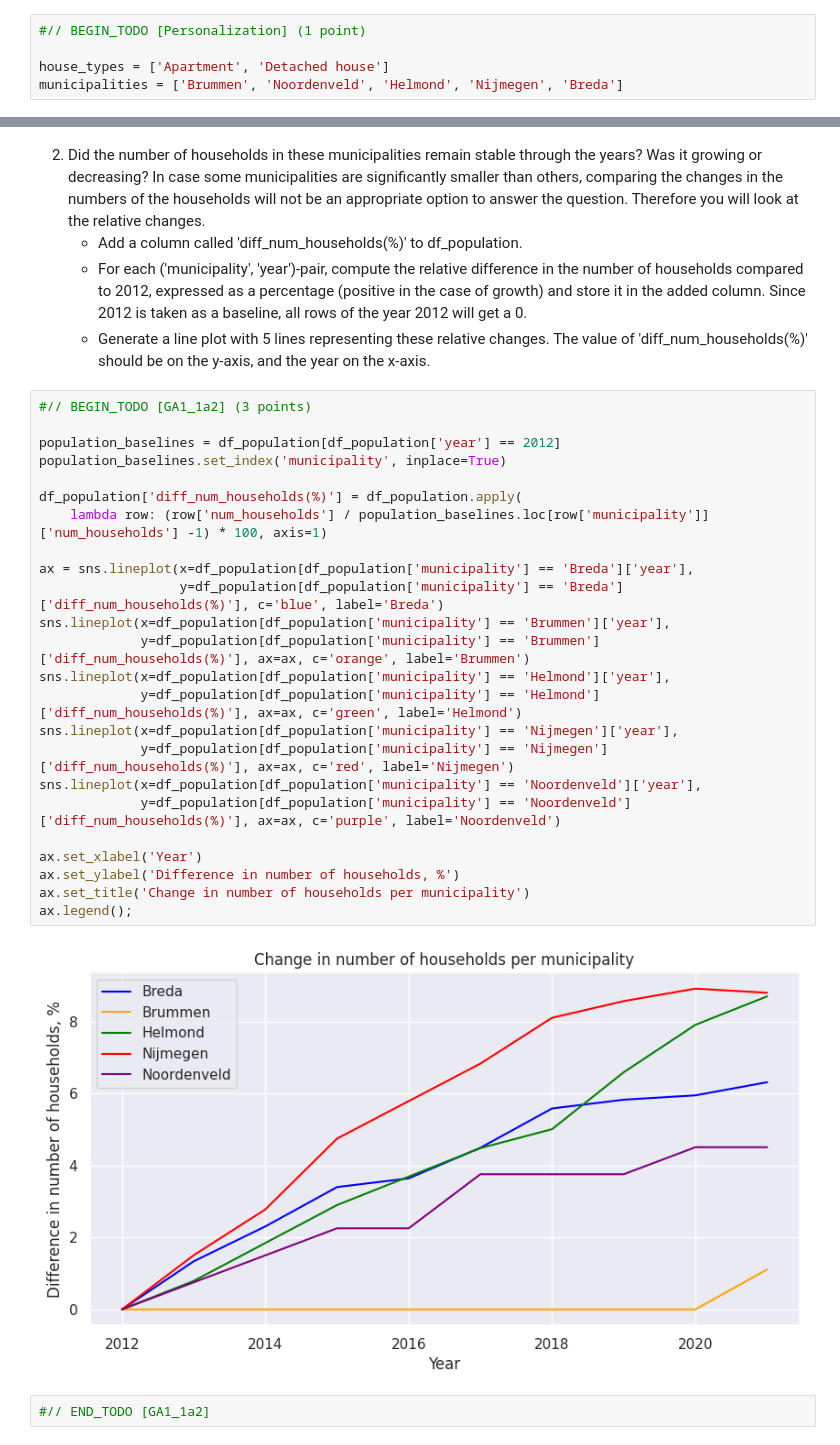
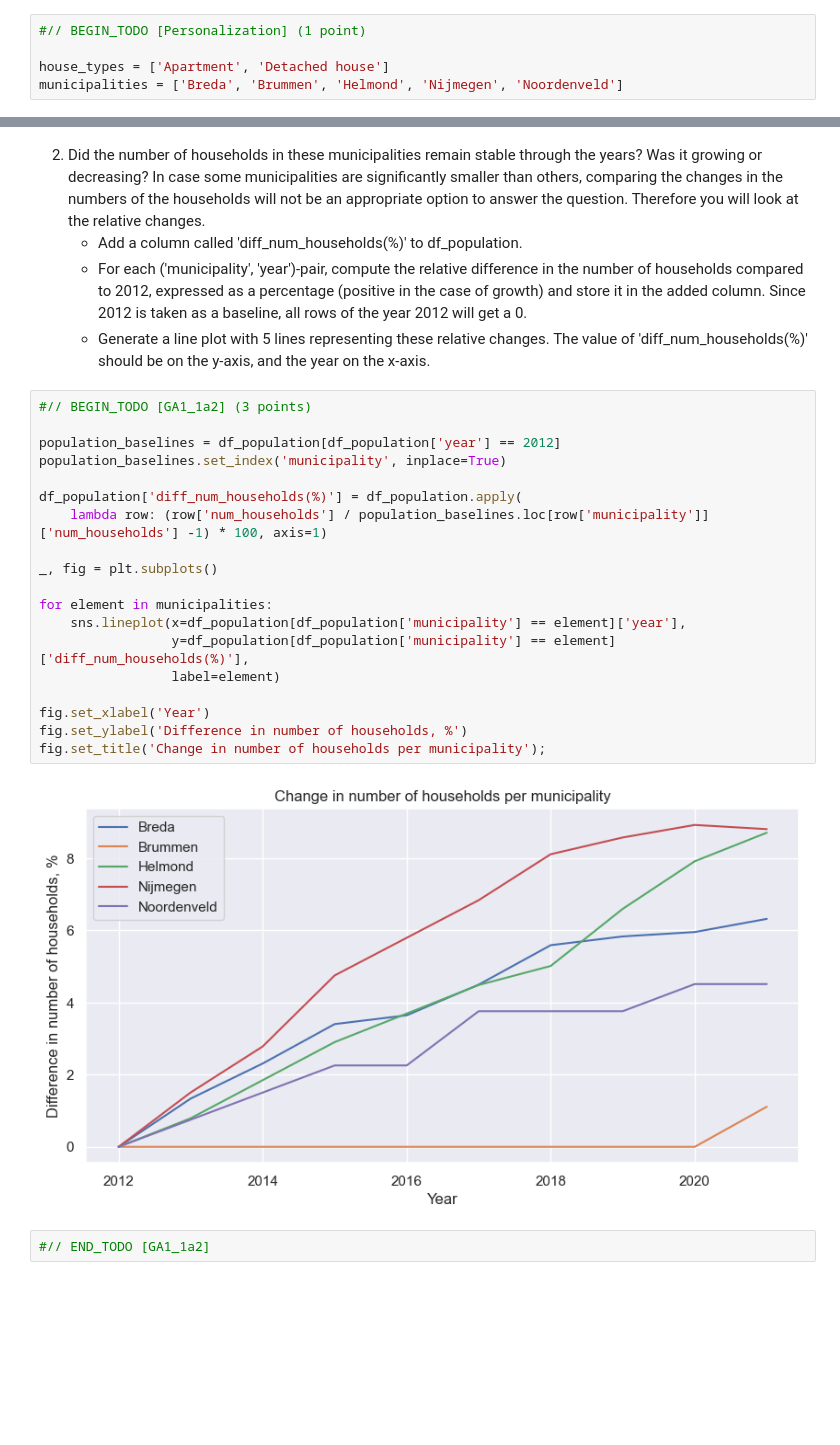
Before and after one commit to Modgen1/2IAB1, a Jupyter notebook: GA1/GA1-2076209.ipynb, the cells around one changed output, grey strips where cells are left out. Saved outputs shown, nothing was run; the diff lists cells and outputs as text; blank space fills up the shorter version.

```diff
--- a/GA1/GA1-2076209.ipynb
+++ b/GA1/GA1-2076209.ipynb
@@ -530,7 +530,7 @@ Both variables should be lists of strings. The order in which you list house typ
 #// BEGIN_TODO [Personalization] (1 point)
 
 house_types = ['Apartment', 'Detached house']
-municipalities = ['Brummen', 'Noordenveld', 'Helmond', 'Nijmegen', 'Breda']
+municipalities = ['Breda', 'Brummen', 'Helmond', 'Nijmegen', 'Noordenveld']
 # %%
 #// END_TODO [Personalization]
 # %% [markdown]
@@ -711,29 +711,24 @@ ax.set_title('Number of households per municipality');
 # %%
 #// BEGIN_TODO [GA1_1a2] (3 points)
 
 population_baselines = df_population[df_population['year'] == 2012]
 population_baselines.set_index('municipality', inplace=True)
 
 df_population['diff_num_households(%)'] = df_population.apply(
     lambda row: (row['num_households'] / population_baselines.loc[row['municipality']]['num_households'] -1) * 100, axis=1)
 
-ax = sns.lineplot(x=df_population[df_population['municipality'] == 'Breda']['year'],
-                  y=df_population[df_population['municipality'] == 'Breda']['diff_num_households(%)'], c='blue', label='Breda')
-sns.lineplot(x=df_population[df_population['municipality'] == 'Brummen']['year'],
-             y=df_population[df_population['municipality'] == 'Brummen']['diff_num_households(%)'], ax=ax, c='orange', label='Brummen')
-sns.lineplot(x=df_population[df_population['municipality'] == 'Helmond']['year'],
-             y=df_population[df_population['municipality'] == 'Helmond']['diff_num_households(%)'], ax=ax, c='green', label='Helmond')
-sns.lineplot(x=df_population[df_population['municipality'] == 'Nijmegen']['year'],
-             y=df_population[df_population['municipality'] == 'Nijmegen']['diff_num_households(%)'], ax=ax, c='red', label='Nijmegen')
-sns.lineplot(x=df_population[df_population['municipality'] == 'Noordenveld']['year'],
-             y=df_population[df_population['municipality'] == 'Noordenveld']['diff_num_households(%)'], ax=ax, c='purple', label='Noordenveld')
+_, fig = plt.subplots()
 
-ax.set_xlabel('Year')
-ax.set_ylabel('Difference in number of households, %')
-ax.set_title('Change in number of households per municipality')
-ax.legend();
+for element in municipalities:
+    sns.lineplot(x=df_population[df_population['municipality'] == element]['year'],
+                 y=df_population[df_population['municipality'] == element]['diff_num_households(%)'],
+                 label=element)
+
+fig.set_xlabel('Year')
+fig.set_ylabel('Difference in number of households, %')
+fig.set_title('Change in number of households per municipality');
 # %% [output]
-[figure, old version]
+[figure, new version]
 # %%
 #// END_TODO [GA1_1a2]
 # %% [markdown]
```
Also changed, not shown: parts of 20 cells of this notebook.
